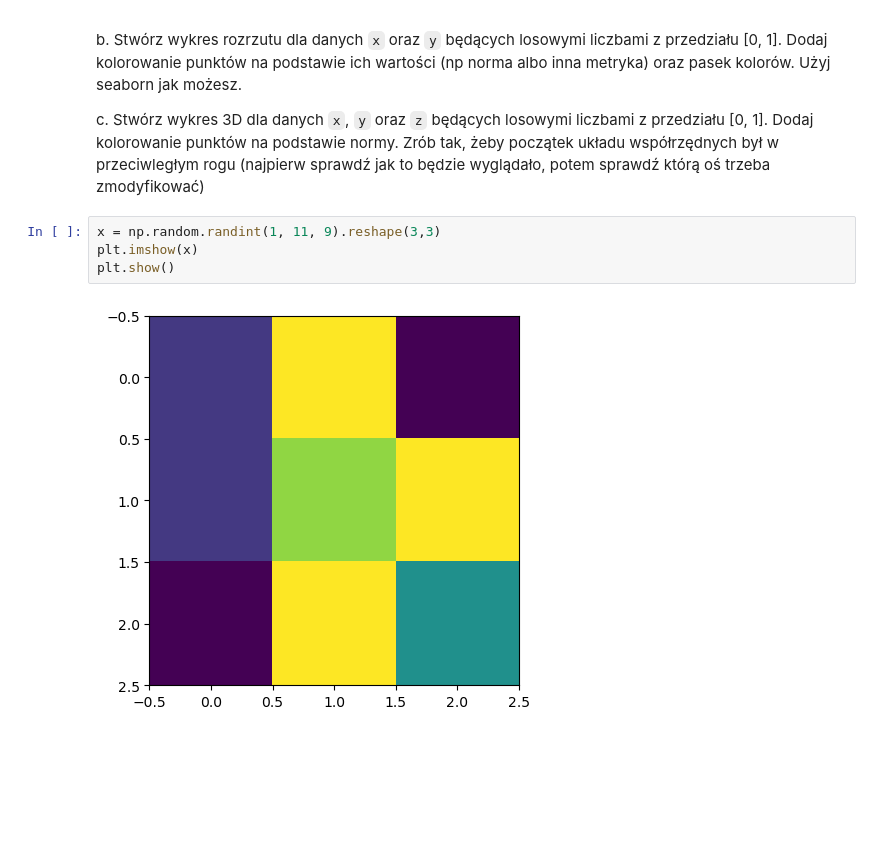
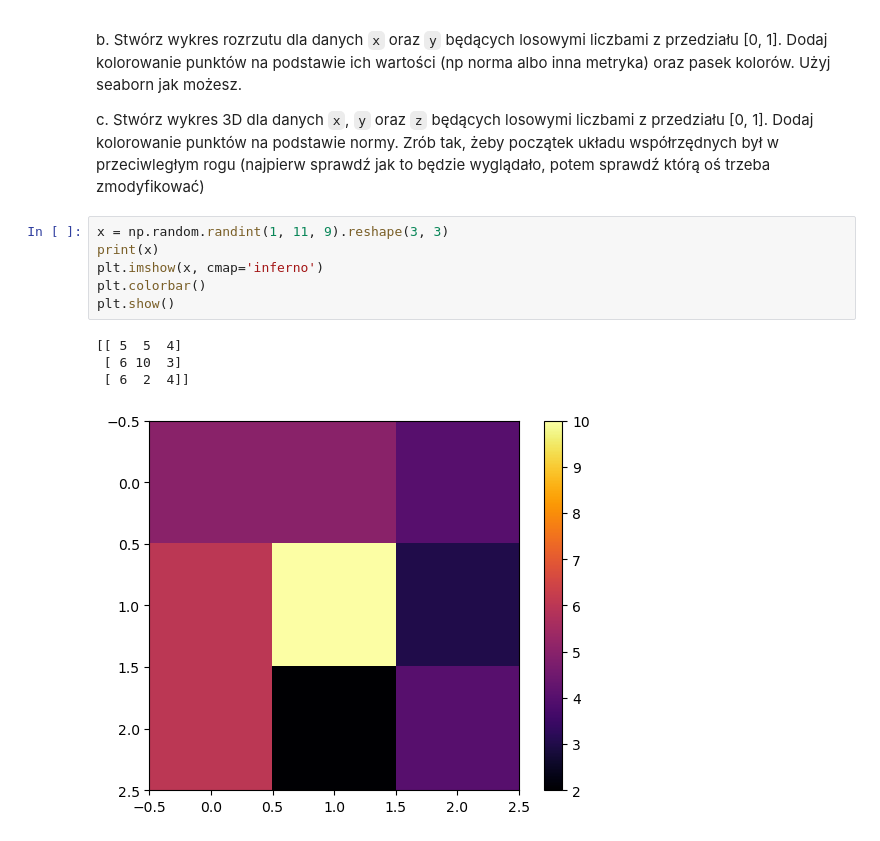
Before and after one commit to KajetanOzog/effective_python, a Jupyter notebook: kolos2_powtorka_yourname.ipynb, the cells around one changed output. Cells and saved outputs as stored; diff of their text form; blank space fills up the shorter version.

```diff
--- a/kolos2_powtorka_yourname.ipynb
+++ b/kolos2_powtorka_yourname.ipynb
@@ -67,8 +64,13 @@ b. Stwórz wykres rozrzutu dla danych `x` oraz `y` będących losowymi liczbami
 
 c. Stwórz wykres 3D dla danych `x`, `y` oraz `z` będących losowymi liczbami z przedziału [0, 1]. Dodaj kolorowanie punktów na podstawie normy. Zrób tak, żeby początek układu współrzędnych był w przeciwległym rogu (najpierw sprawdź jak to będzie wyglądało, potem sprawdź którą oś trzeba zmodyfikować)
 # %%
-x = np.random.randint(1, 11, 9).reshape(3,3)
-plt.imshow(x)
+x = np.random.randint(1, 11, 9).reshape(3, 3)
+print(x)
+plt.imshow(x, cmap='inferno')
+plt.colorbar()
 plt.show()
 # %% [output]
+[[ 5  5  4]
+ [ 6 10  3]
+ [ 6  2  4]]
-[figure, old version]
+[figure, new version]
```
Also changed, not shown: parts of 4 cells of this notebook, 4 other files.
